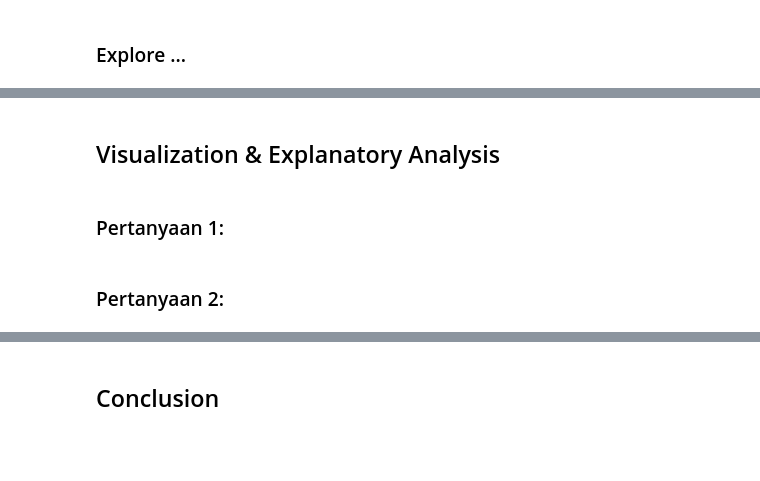
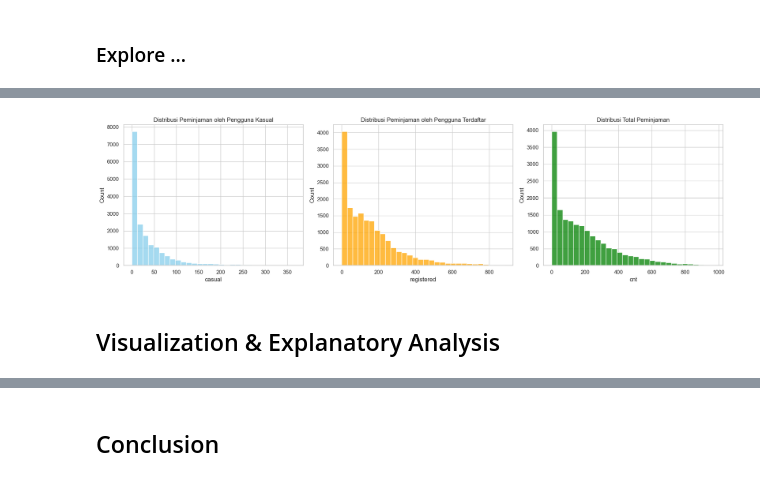
Before and after one commit to Aelzi/Analisis_Data_Dicoding, a Jupyter notebook: Proyek_Analisis_Data.ipynb, the cells around one changed output, grey strips where cells are left out. Drawn from its saved outputs; the diff is of its cells as text; code cells hidden in the pictures; blank space fills up the shorter version.

```diff
--- a/Proyek_Analisis_Data.ipynb
+++ b/Proyek_Analisis_Data.ipynb
@@ -209,3 +188,9 @@ df_day
 # %%
+
+# Mengubah kolom 'instant' sebagai index
+df_hour.set_index('instant', inplace=True)
+df_day.set_index('instant', inplace=True)
+
+#Mengubah tipe data kolom dteday menjadi datetime
 df_hour['dteday'] = pd.to_datetime(df_hour['dteday'])
 df_day['dteday'] = pd.to_datetime(df_day['dteday'])
@@ -233,6 +225,25 @@ df_hour
+# %%
+# Visualisasi distribusi untuk kolom 'casual', 'registered', dan 'cnt' menggunakan histogram
+plt.figure(figsize=(18, 5))
+
+# Histogram untuk 'casual'
+plt.subplot(1, 3, 1)
+sns.histplot(df_hour['casual'], bins=30, kde=False, color='skyblue')
+plt.title('Distribusi Peminjaman oleh Pengguna Kasual')
+
+# Histogram untuk 'registered'
+plt.subplot(1, 3, 2)
+sns.histplot(df_hour['registered'], bins=30, kde=False, color='orange')
+plt.title('Distribusi Peminjaman oleh Pengguna Terdaftar')
+
+# Histogram untuk 'cnt'
+plt.subplot(1, 3, 3)
+sns.histplot(df_hour['cnt'], bins=30, kde=False, color='green')
+plt.title('Distribusi Total Peminjaman')
+
+plt.tight_layout()
+plt.show()
+# %% [output]
+[figure, added]
 # %% [markdown]
 ## Visualization & Explanatory Analysis
-# %% [markdown]
-### Pertanyaan 1:
-# %% [markdown]
-### Pertanyaan 2:
```
Also changed, not shown: parts of 38 cells of this notebook.
